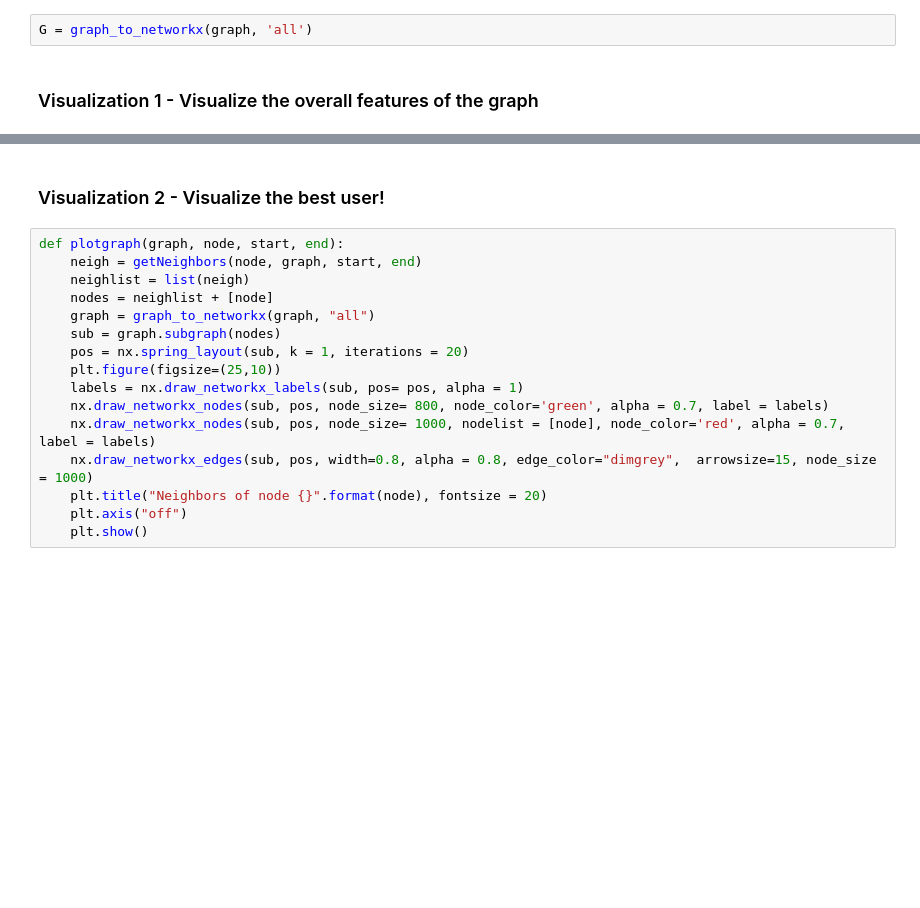
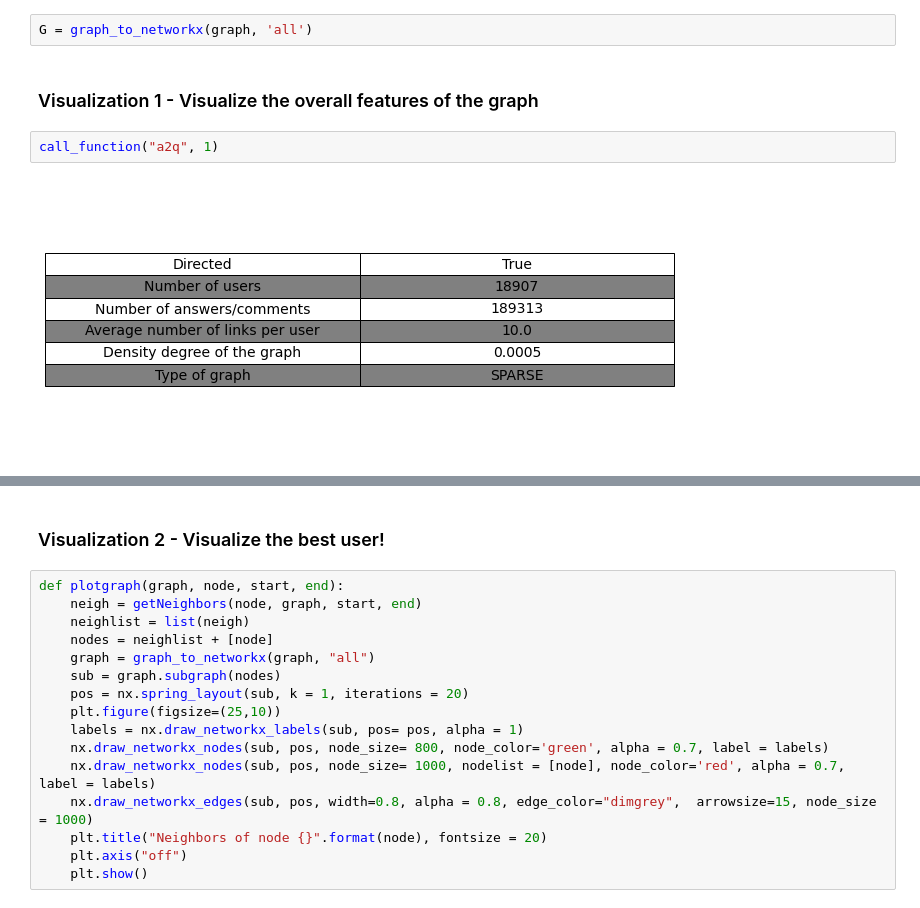
Before and after one commit to Mantuano-A/ADM-HW5, a Jupyter notebook: ADM_HW5_Mina.ipynb, the cells around one changed output, grey strips where cells are left out. Cells and saved outputs as stored; diff of their text form; blank space fills up the shorter version.

```diff
--- a/ADM_HW5_Mina.ipynb
+++ b/ADM_HW5_Mina.ipynb
@@ -224,4 +226,8 @@ def minCut(graph, source, target, start=200808, end=201612):
 G = graph_to_networkx(graph, 'all')
 # %% [markdown]
 ### Visualization 1 - Visualize the overall features of the graph
+# %%
+call_function("a2q", 1)
+# %% [output]
+[figure, added]
 # %%
```
Also changed, not shown: parts of 13 cells of this notebook, 1 other file.
